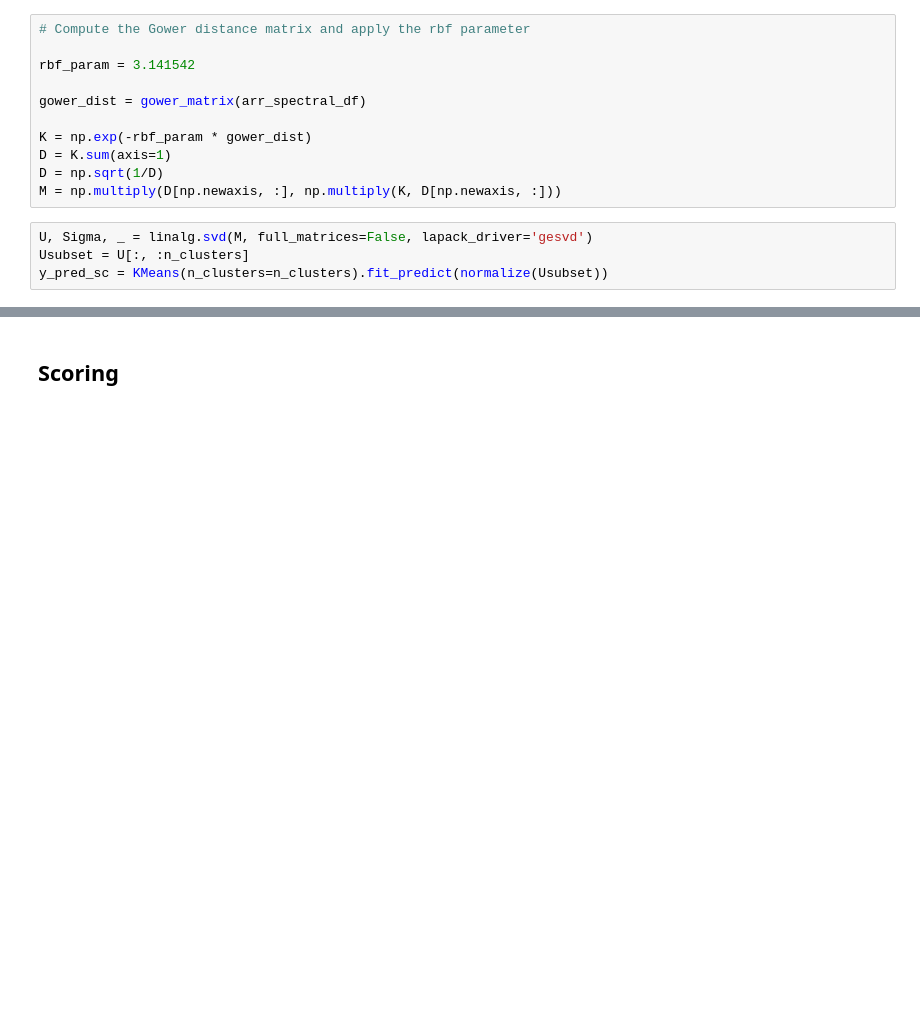
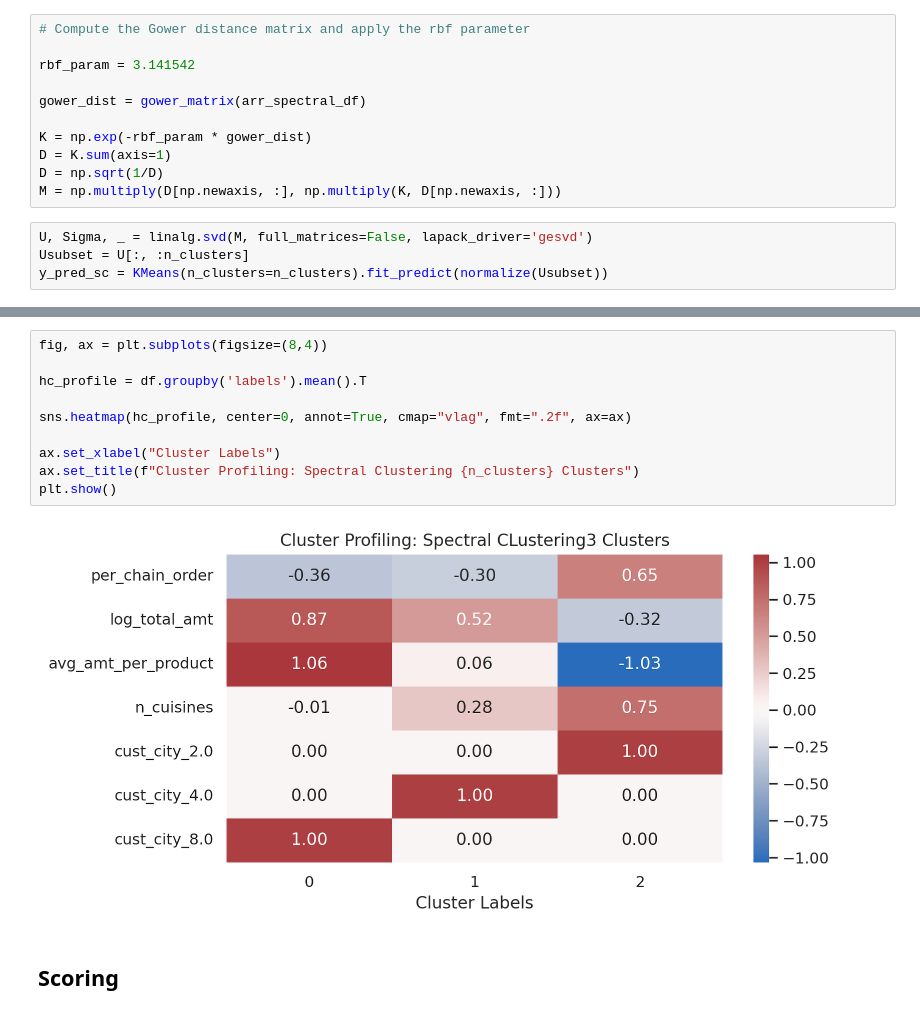
Before and after one commit to M4rtinsFons3caConsulting/DataMining, a Jupyter notebook: scripts/part_ii/dev_file_spectral.ipynb, the cells around one changed output, grey strips where cells are left out. Cells and saved outputs as stored; diff of their text form; blank space fills up the shorter version.

```diff
--- a/scripts/part_ii/dev_file_spectral.ipynb
+++ b/scripts/part_ii/dev_file_spectral.ipynb
@@ -98,3 +98,15 @@ plt.show()
+# %%
+fig, ax = plt.subplots(figsize=(8,4))
+
+hc_profile = df.groupby('labels').mean().T
+
+sns.heatmap(hc_profile, center=0, annot=True, cmap="vlag", fmt=".2f", ax=ax)
+
+ax.set_xlabel("Cluster Labels")
+ax.set_title(f"Cluster Profiling: Spectral Clustering {n_clusters} Clusters")
+plt.show()
+# %% [output]
+[figure, added]
 # %% [markdown]
 ## Scoring
 # %%
```
Also changed, not shown: parts of 5 cells of this notebook, 6 other files.
